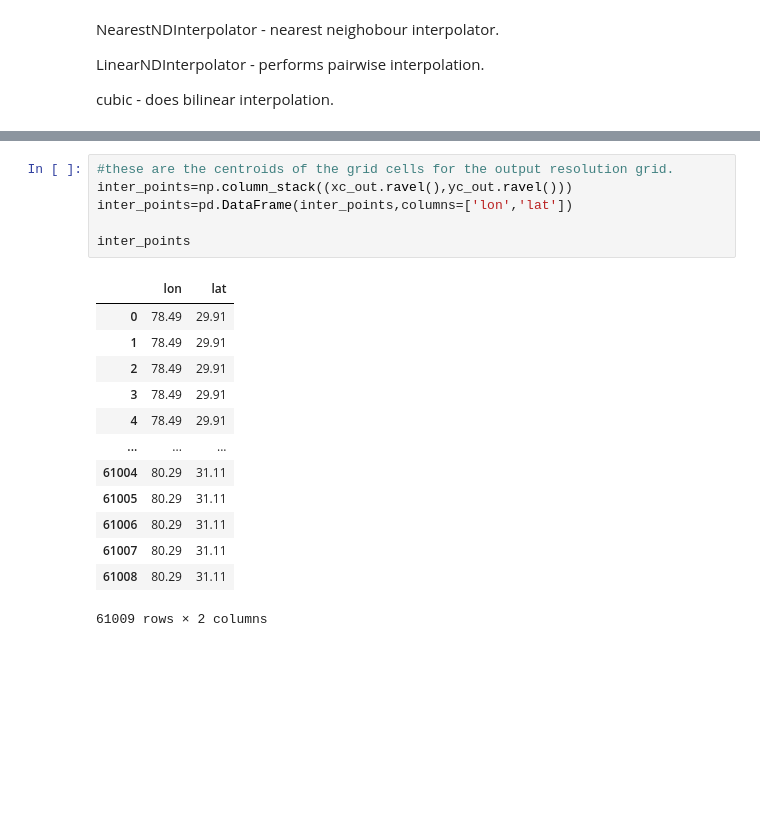
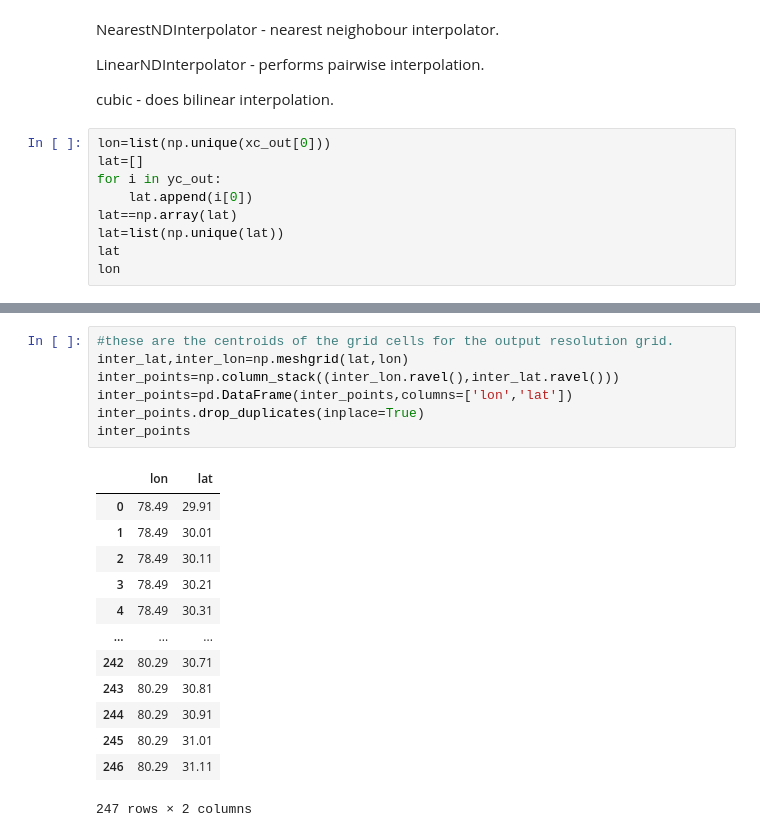
Before and after one commit to sonjaove/ML-hands-on, a Jupyter notebook: course_work/pasthistory.ipynb, the cells around one changed output, grey strips where cells are left out. Saved outputs shown, nothing was run; the diff lists cells and outputs as text; blank space fills up the shorter version.

```diff
--- a/course_work/pasthistory.ipynb
+++ b/course_work/pasthistory.ipynb
@@ -341,3 +424,12 @@ NearestNDInterpolator - nearest neighobour interpolator.
 LinearNDInterpolator - performs pairwise interpolation.
 
 cubic - does bilinear interpolation.
+# %%
+lon=list(np.unique(xc_out[0]))
+lat=[]
+for i in yc_out:
+    lat.append(i[0])
+lat==np.array(lat)
+lat=list(np.unique(lat))
+lat
+lon
@@ -344,20 +456,21 @@ cubic - does bilinear interpolation.
 # %%
 #these are the centroids of the grid cells for the output resolution grid.
-inter_points=np.column_stack((xc_out.ravel(),yc_out.ravel()))
+inter_lat,inter_lon=np.meshgrid(lat,lon)
+inter_points=np.column_stack((inter_lon.ravel(),inter_lat.ravel()))
 inter_points=pd.DataFrame(inter_points,columns=['lon','lat'])
-
+inter_points.drop_duplicates(inplace=True)
 inter_points
 # %% [output]
 |  | lon | lat |
 | 0 | 78.49 | 29.91 |
-| 1 | 78.49 | 29.91 |
-| 2 | 78.49 | 29.91 |
-| 3 | 78.49 | 29.91 |
-| 4 | 78.49 | 29.91 |
+| 1 | 78.49 | 30.01 |
+| 2 | 78.49 | 30.11 |
+| 3 | 78.49 | 30.21 |
+| 4 | 78.49 | 30.31 |
 | ... | ... | ... |
-| 61004 | 80.29 | 31.11 |
-| 61005 | 80.29 | 31.11 |
-| 61006 | 80.29 | 31.11 |
-| 61007 | 80.29 | 31.11 |
-| 61008 | 80.29 | 31.11 |
+| 242 | 80.29 | 30.71 |
+| 243 | 80.29 | 30.81 |
+| 244 | 80.29 | 30.91 |
+| 245 | 80.29 | 31.01 |
+| 246 | 80.29 | 31.11 |
-61009 rows × 2 columns
+247 rows × 2 columns
```
Also changed, not shown: parts of 30 cells of this notebook, 1 other file.
